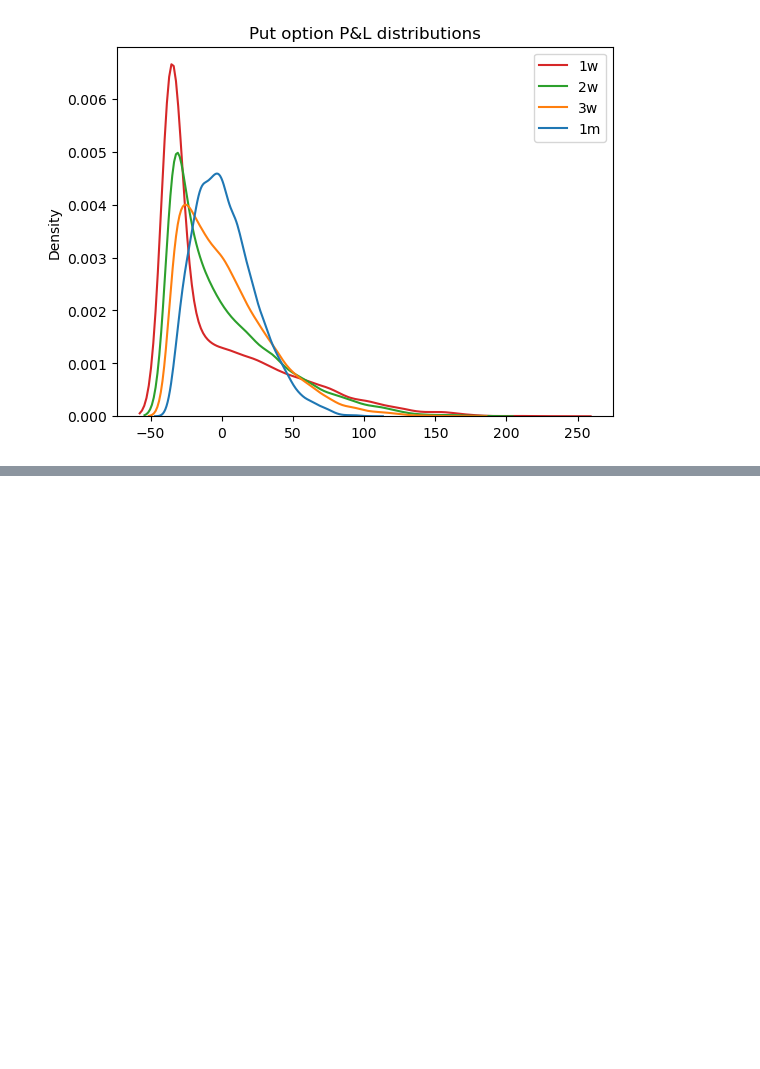
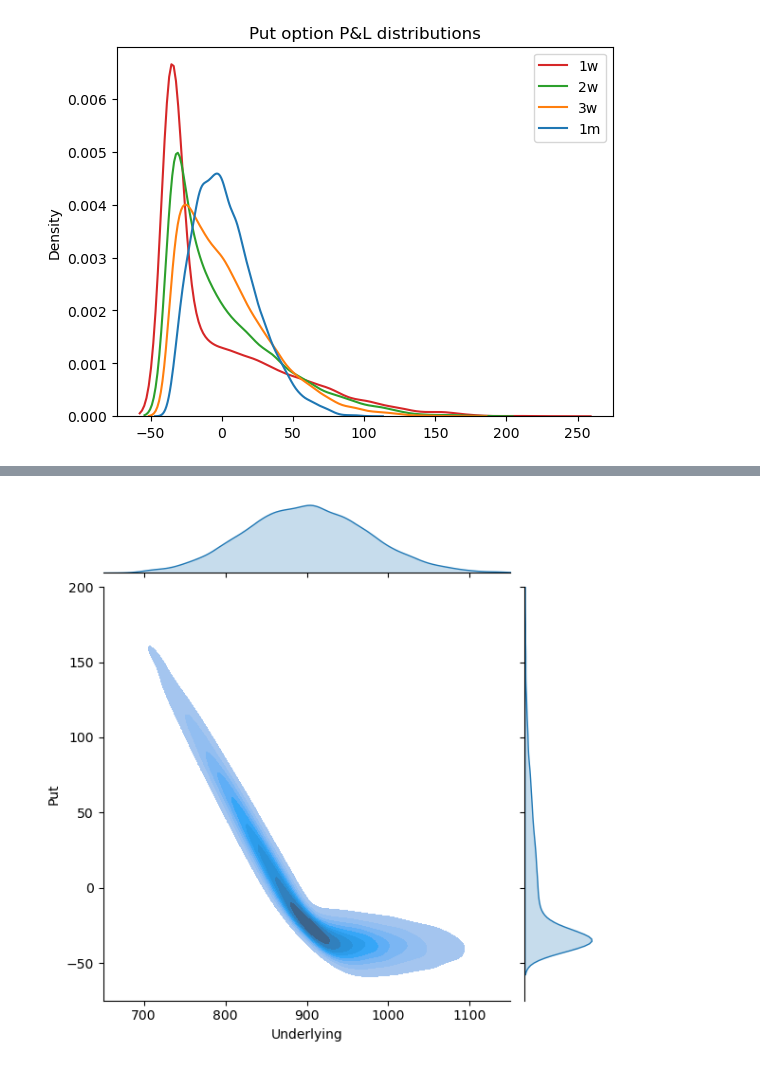
Before and after one commit to fortitudo-tech/pcrm-book, a Jupyter notebook: code/chapter4/chapter4_4.ipynb, the cells around one changed output, grey strips where cells are left out. Drawn from its saved outputs; the diff is of its cells as text; code cells hidden in the pictures; blank space fills up the shorter version.

```diff
--- a/code/chapter4/chapter4_4.ipynb
+++ b/code/chapter4/chapter4_4.ipynb
@@ -74,0 +101,11 @@ plt.show()
+# %%
+horizon_index = -1
+results_pd = pd.DataFrame(
+    np.vstack((option_horizon_pnl[:, horizon_index], spot_sim[:, horizon_index])).T,
+    columns=['Put', 'Underlying'])
+sns.jointplot(data=results_pd, x='Underlying', y='Put', kind='kde', fill=True)
+plt.xlim([650, 1150])
+plt.ylim([-75, 200])
+plt.show()
+# %% [output]
+[figure, added]
```
Also changed, not shown: parts of 7 cells of this notebook.
